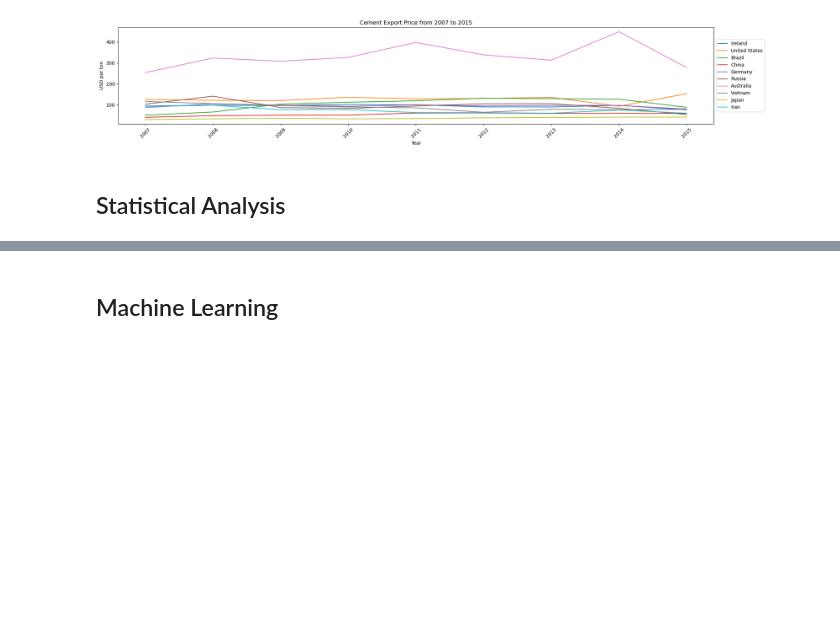
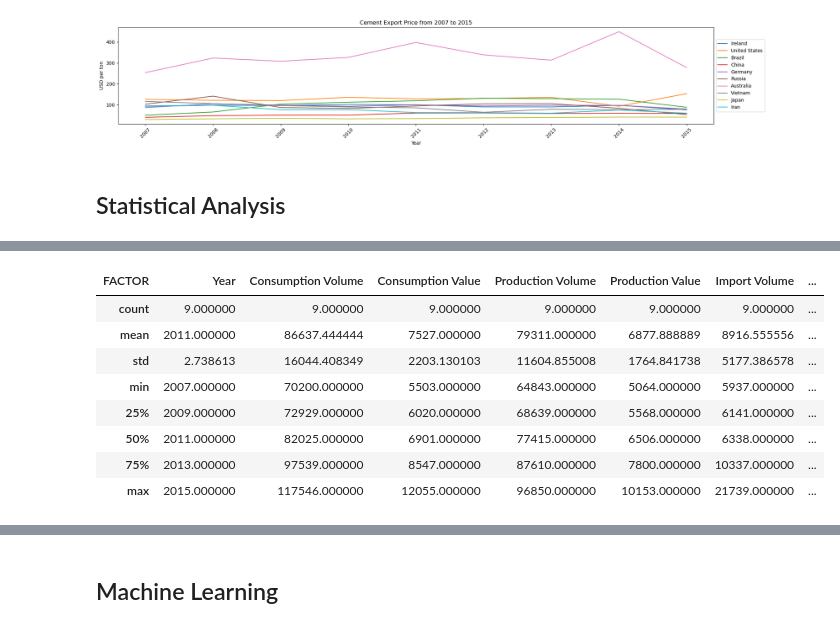
Before and after one commit to ASM2023063/mscda-20231-ca2, a Jupyter notebook: 2023063_ca2_notebook1.ipynb, the cells around one changed output, grey strips where cells are left out. Cells and saved outputs as stored; diff of their text form; code cells hidden in the pictures; blank space fills up the shorter version.

```diff
--- a/2023063_ca2_notebook1.ipynb
+++ b/2023063_ca2_notebook1.ipynb
@@ -424,0 +492,12 @@ plt.show()
+# %%
+usa_cement.describe()
+# %% [output]
+| FACTOR | Year | Consumption Volume | Consumption Value | Production Volume | Production Value | Import Volume | ... |
+| count | 9.000000 | 9.000000 | 9.000000 | 9.000000 | 9.000000 | 9.000000 | ... |
+| mean | 2011.000000 | 86637.444444 | 7527.000000 | 79311.000000 | 6877.888889 | 8916.555556 | ... |
+| std | 2.738613 | 16044.408349 | 2203.130103 | 11604.855008 | 1764.841738 | 5177.386578 | ... |
+| min | 2007.000000 | 70200.000000 | 5503.000000 | 64843.000000 | 5064.000000 | 5937.000000 | ... |
+| 25% | 2009.000000 | 72929.000000 | 6020.000000 | 68639.000000 | 5568.000000 | 6141.000000 | ... |
+| 50% | 2011.000000 | 82025.000000 | 6901.000000 | 77415.000000 | 6506.000000 | 6338.000000 | ... |
+| 75% | 2013.000000 | 97539.000000 | 8547.000000 | 87610.000000 | 7800.000000 | 10337.000000 | ... |
+| max | 2015.000000 | 117546.000000 | 12055.000000 | 96850.000000 | 10153.000000 | 21739.000000 | ... |
```
Also changed, not shown: parts of 22 cells of this notebook.
